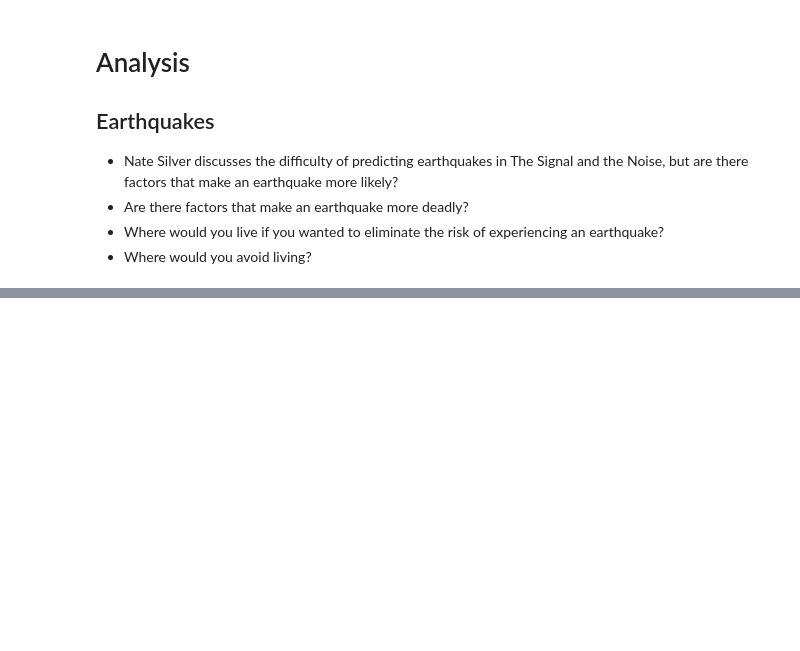
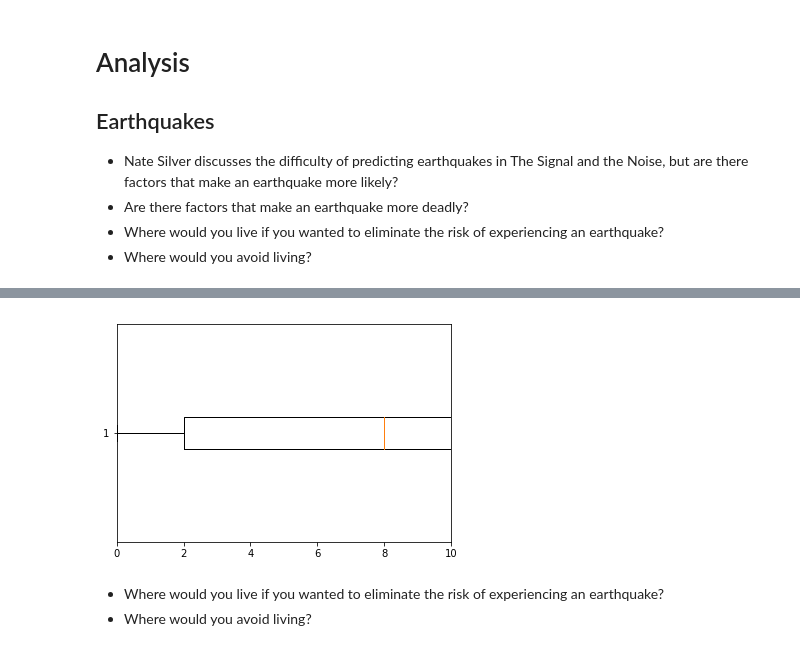
Before and after one commit to rsabram/wiki_earthquake_analysis, a Jupyter notebook: dq3.ipynb, the cells around one changed output, grey strips where cells are left out. Cells and saved outputs as stored; diff of their text form; code cells hidden in the pictures; blank space fills up the shorter version.

```diff
--- a/dq3.ipynb
+++ b/dq3.ipynb
@@ -109,0 +159,5 @@ df.magnitude = pd.to_numeric(df.magnitude)
+# %%
+plt.boxplot(df.total_deaths, vert = False)
+plt.xlim(0,10);
+# %% [output]
+[figure, added]
@@ -109,0 +180,3 @@ df.magnitude = pd.to_numeric(df.magnitude)
+# %% [markdown]
+- Where would you live if you wanted to eliminate the risk of experiencing an earthquake?
+- Where would you avoid living?
```
Also changed, not shown: parts of 19 cells of this notebook, 4 other files.
